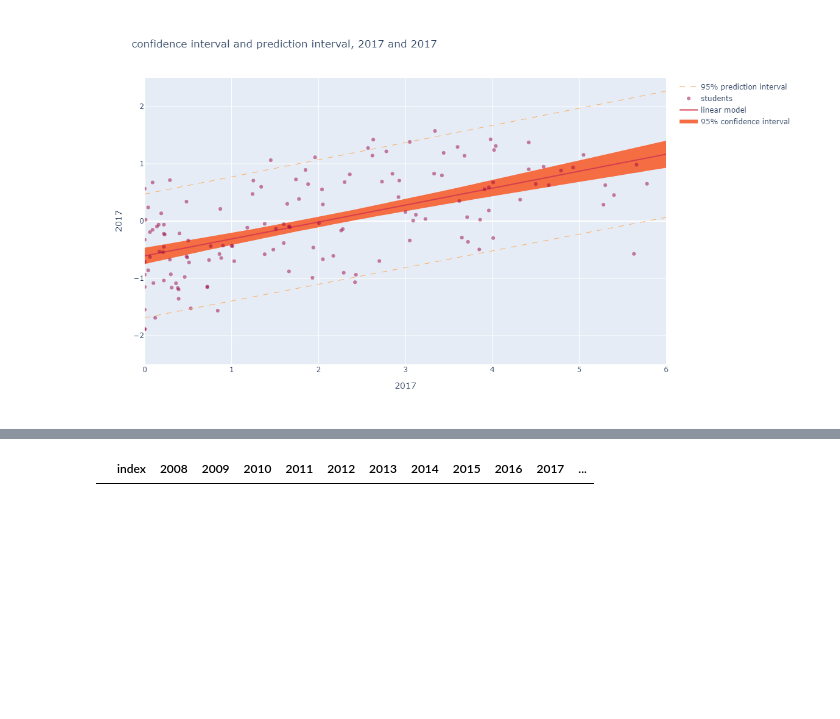
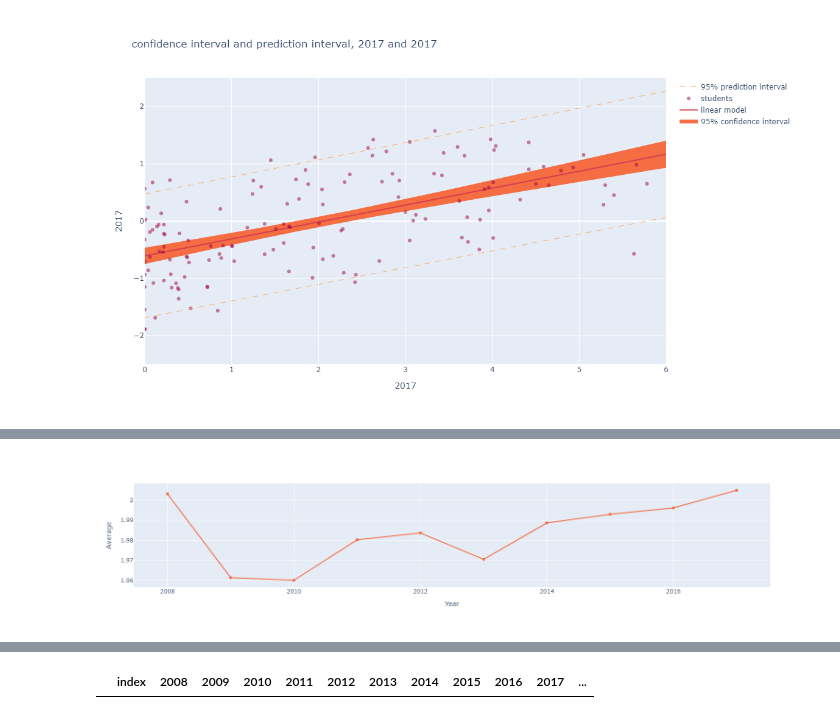
Before and after one commit to ua-chjb/portfolio_beer_and_happiness, a Jupyter notebook: merging_EDA_finalcharts.ipynb, the cells around one changed output, grey strips where cells are left out. Drawn from its saved outputs; the diff is of its cells as text; code cells hidden in the pictures; blank space fills up the shorter version.

```diff
--- a/merging.ipynb
+++ b/merging_EDA_finalcharts.ipynb
@@ -668,0 +619,2 @@ beer[:5]
+# %%
+beer_dash = beer.T.reset_index().rename(columns={"index": "Year"})
@@ -668,0 +630,13 @@ beer[:5]
+# %%
+def fig_D_top_line_beer(df, country, year1, year2):
+
+    beer_dash = beer.T.reset_index().rename(columns={"index": "Year"})
+
+    mask_gt = ( beer_dash["Year"] >= year1 )
+    mask_lt = ( beer_dash["Year"] <= year2)
+    df = beer_dash[[country, "Year"]][mask_gt & mask_lt]
+    return px.line(df, x="Year", y=country, markers=True).update_traces(line_color=px.colors.diverging.Spectral[2])
+
+fig_D_top_line_beer(beer, "Average", 2008, 2017)
+# %% [output]
+[figure, added]
```
Also changed, not shown: parts of 23 cells of this notebook, 2 other files.
